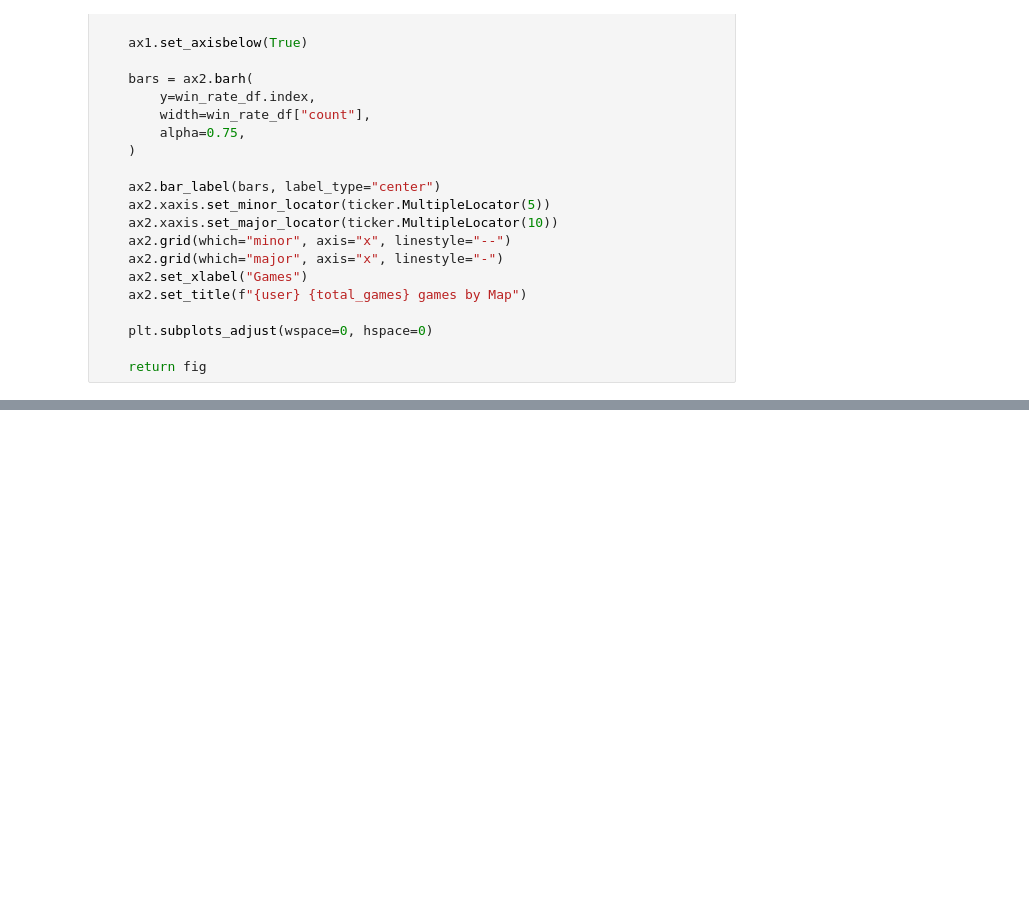
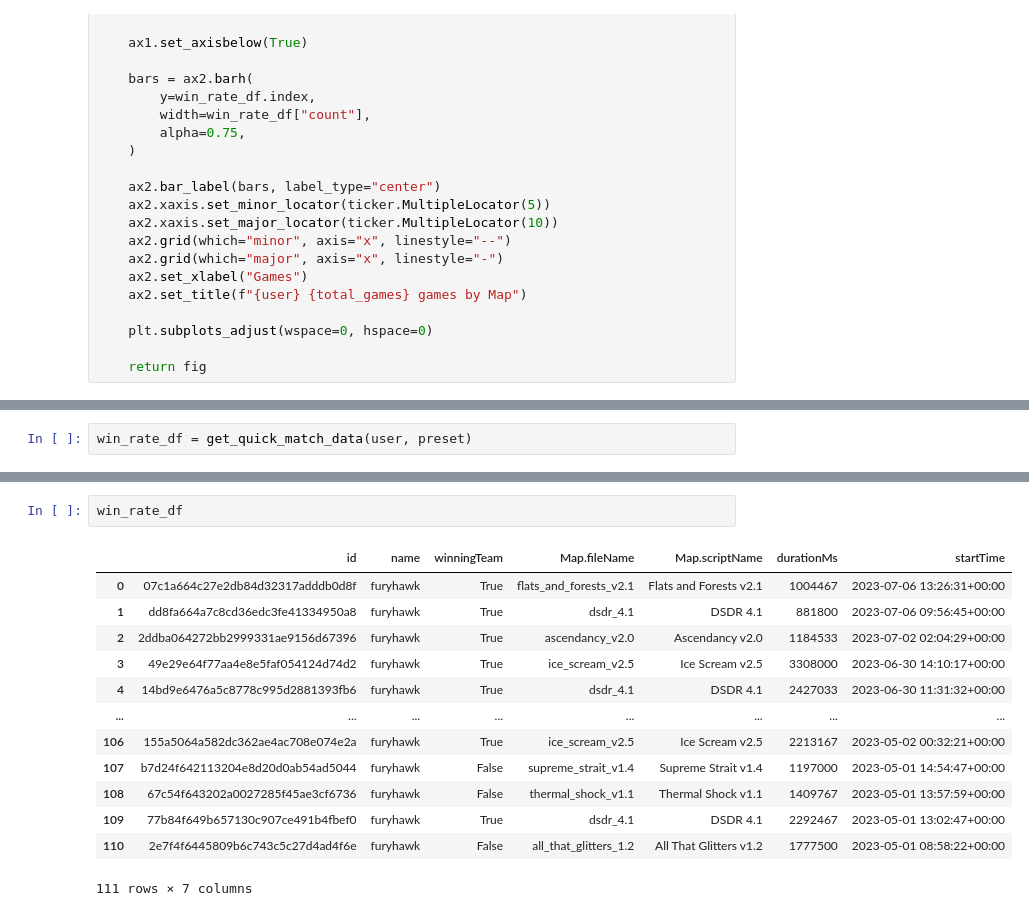
Before and after one commit to furyhawk/bai, a Jupyter notebook: notebooks/battle.ipynb, the cells around one changed output, grey strips where cells are left out. Cells and saved outputs as stored; diff of their text form; blank space fills up the shorter version.

```diff
--- a/notebooks/battle.ipynb
+++ b/notebooks/battle.ipynb
@@ -315,0 +396,2 @@ def plot_win_rate(
+# %%
+win_rate_df = get_quick_match_data(user, preset)
@@ -315,0 +415,16 @@ def plot_win_rate(
+# %%
+win_rate_df
+# %% [output]
+|  | id | name | winningTeam | Map.fileName | Map.scriptName | durationMs | startTime |
+| 0 | 07c1a664c27e2db84d32317adddb0d8f | furyhawk | True | flats_and_forests_v2.1 | Flats and Forests v2.1 | 1004467 | 2023-07-06 13:26:31+00:00 |
+| 1 | dd8fa664a7c8cd36edc3fe41334950a8 | furyhawk | True | dsdr_4.1 | DSDR 4.1 | 881800 | 2023-07-06 09:56:45+00:00 |
+| 2 | 2ddba064272bb2999331ae9156d67396 | furyhawk | True | ascendancy_v2.0 | Ascendancy v2.0 | 1184533 | 2023-07-02 02:04:29+00:00 |
+| 3 | 49e29e64f77aa4e8e5faf054124d74d2 | furyhawk | True | ice_scream_v2.5 | Ice Scream v2.5 | 3308000 | 2023-06-30 14:10:17+00:00 |
+| 4 | 14bd9e6476a5c8778c995d2881393fb6 | furyhawk | True | dsdr_4.1 | DSDR 4.1 | 2427033 | 2023-06-30 11:31:32+00:00 |
+| ... | ... | ... | ... | ... | ... | ... | ... |
+| 106 | 155a5064a582dc362ae4ac708e074e2a | furyhawk | True | ice_scream_v2.5 | Ice Scream v2.5 | 2213167 | 2023-05-02 00:32:21+00:00 |
+| 107 | b7d24f642113204e8d20d0ab54ad5044 | furyhawk | False | supreme_strait_v1.4 | Supreme Strait v1.4 | 1197000 | 2023-05-01 14:54:47+00:00 |
+| 108 | 67c54f643202a0027285f45ae3cf6736 | furyhawk | False | thermal_shock_v1.1 | Thermal Shock v1.1 | 1409767 | 2023-05-01 13:57:59+00:00 |
+| 109 | 77b84f649b657130c907ce491b4fbef0 | furyhawk | True | dsdr_4.1 | DSDR 4.1 | 2292467 | 2023-05-01 13:02:47+00:00 |
+| 110 | 2e7f4f6445809b6c743c5c27d4ad4f6e | furyhawk | False | all_that_glitters_1.2 | All That Glitters v1.2 | 1777500 | 2023-05-01 08:58:22+00:00 |
+111 rows × 7 columns
```
Also changed, not shown: parts of 16 cells of this notebook.
